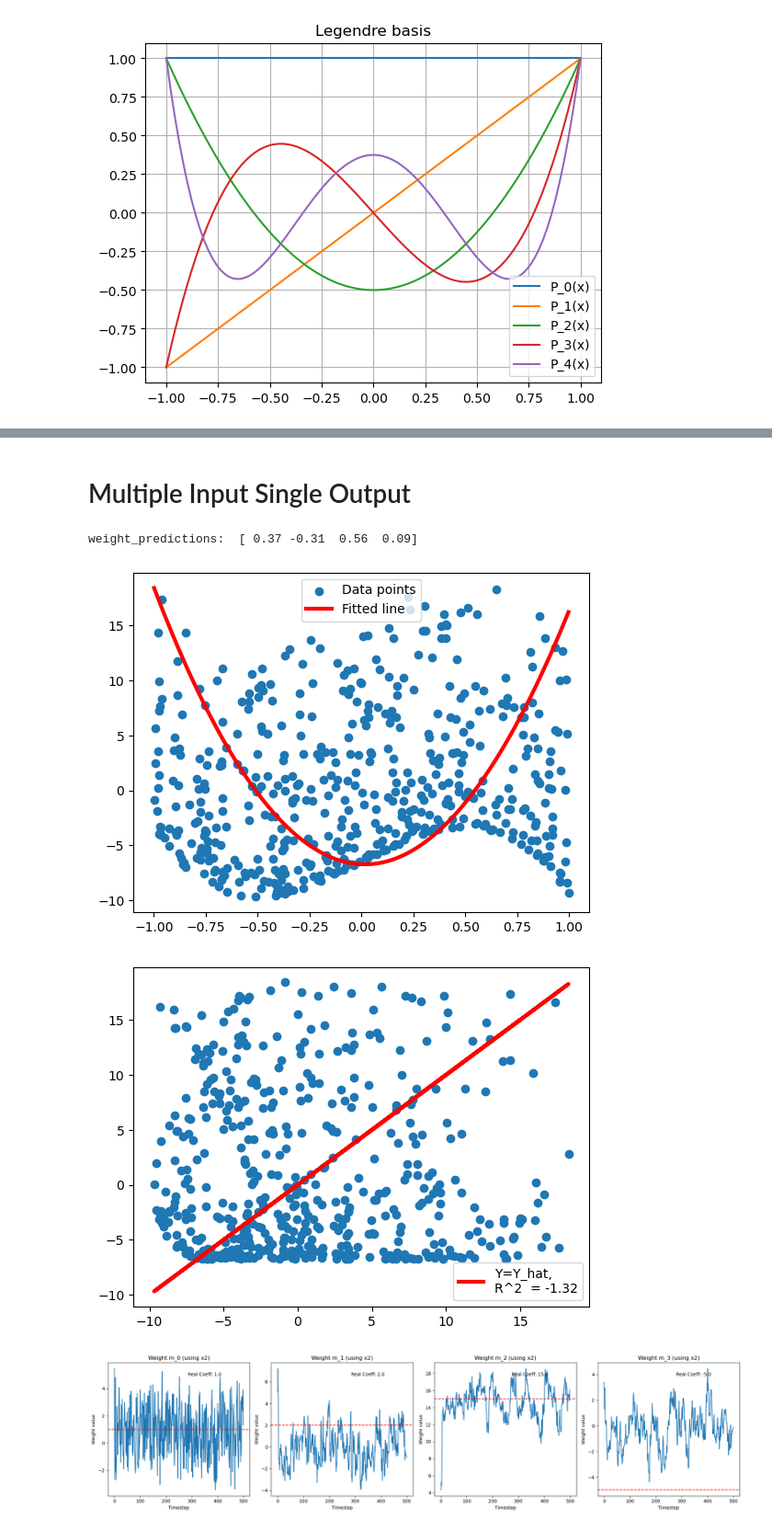
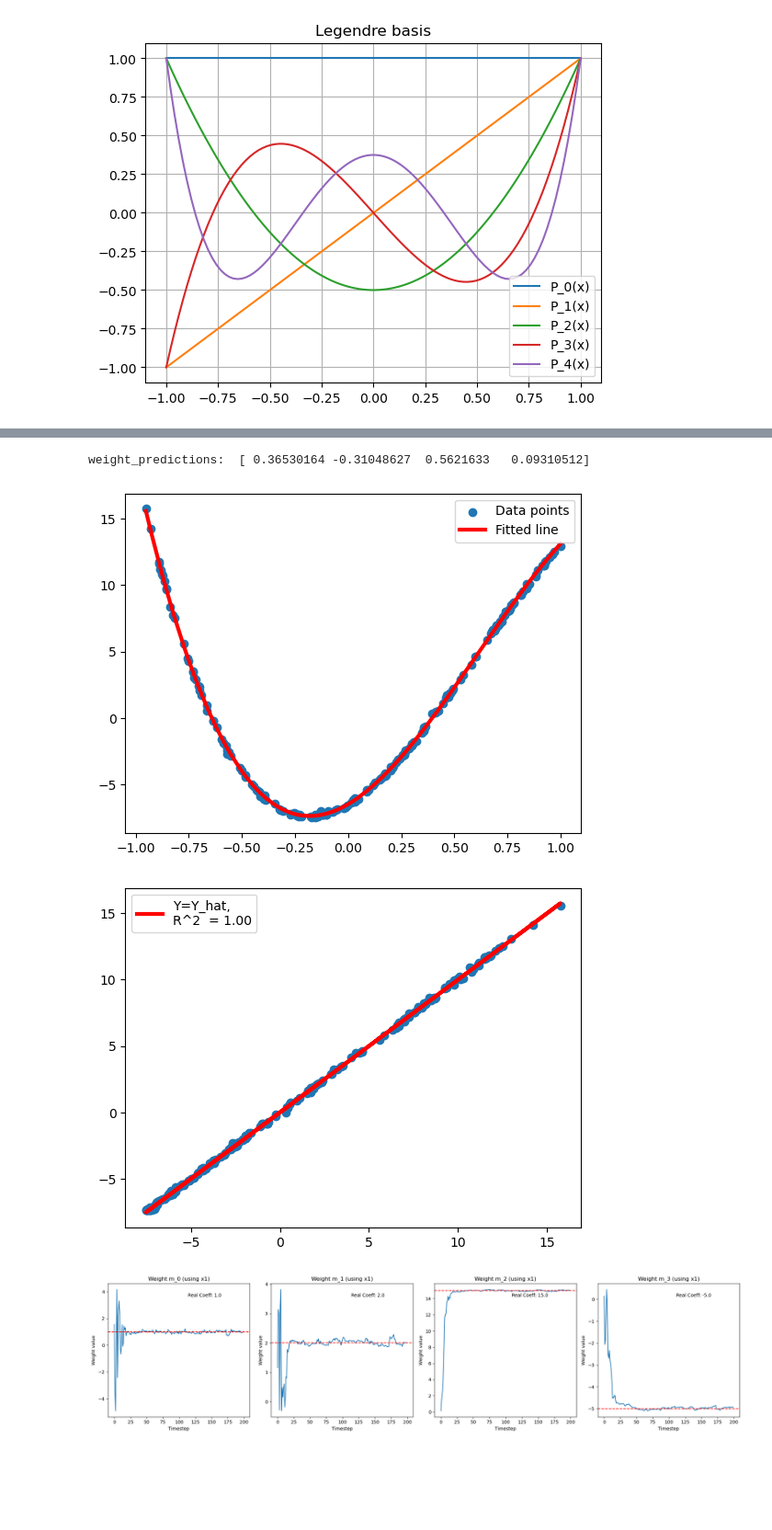
Before and after one commit to fsaudm/Recursive-Estimation-of-Polynomial-Approximation-Kaczmarz-Algorithm, a Jupyter notebook: Multi Input Legendre - Kaczmarz Coeff Estimation.ipynb, the cells around one changed output, grey strips where cells are left out. Shown: that part at 92% size. Cells and saved outputs as stored; diff of their text form; code cells hidden in the pictures; blank space fills up the shorter version.

Commit message:
Separate multi and legendre

```diff
--- a/Multi Input Legendre - Kaczmarz Coeff Estimation.ipynb
+++ b/Multi Input Legendre - Kaczmarz Coeff Estimation.ipynb
@@ -303,2 +149,0 @@ coefficients:  [ 1.11  2.07 15.04 -5.01]
-# %% [markdown]
-# Multiple Input Single Output
@@ -337,7 +150,7 @@ def online_kaczmarz_legendre_multiple_input(input_data, target_values, polynomia
 # %%
 # Generate random design matrix and target values
 np.random.seed(14)  # for reproducibility
-design_matrix = np.random.rand(10, 2)  # 10 samples, 2 input vectors
+design_matrix_ = np.random.rand(10, 2)  # 10 samples, 2 input vectors
 target_values = np.random.rand(10)
 
 # Set polynomial degree
@@ -345,35 +158,52 @@ polynomial_degree = 3
 input_indices = [0, 0, 1, 0]
 
 # Call the function
-weight_predictions, beta_parameter = online_kaczmarz_legendre_multiple_input(design_matrix, target_values, polynomial_degree, input_indices,)
+weight_predictions, beta_parameter = online_kaczmarz_legendre_multiple_input(design_matrix_, target_values, polynomial_degree, input_indices,)
 print('weight_predictions: ', weight_predictions)
 # %% [output]
-weight_predictions:  [ 0.37 -0.31  0.56  0.09]
+weight_predictions:  [ 0.36530164 -0.31048627  0.5621633   0.09310512]
 # %%
 
 ################################################################################################
 ####    Definition of "Hyperparameters"
 ################################################################################################
-t = 500
-polynomial_degree = 3
+
+t = 200 # Number of points to be generated, and times the coefficients will be updated.
+        # The coefficients w are calculatd for each of these points, the idea is to simulate an on-line stream of data.
 
 # Generate all x upfront
-design_matrix = np.random.uniform(-1, 1, size=(t, 2))
-x1, x2 = design_matrix[:, 0], design_matrix[:, 1]
+"""
+    Update this if planning on using more input variables, # the function should be able to handle more than 2
+"""
+X = 2 * np.random.rand(t, 2) - 1
+x1, x2 = X[:, 0], X[:, 1]
+
+polynomial_degree = 3
 
 # Legendre Polynomials
 P_0 = 1
 P_1 = x1
-P_2 = 1/2 * (3*x2**2 - 1)
+P_2 = 1/2 * (3*x1**2 - 1)
 P_3 = 1/2 * (5*x1**3 - 3*x1)
 
-real_coeffs = [1, 2, 15, -5]
+# Argument that indicates the function what input variable (x1, x2, ...) corresponds to what polynomial P_n
+"""
+    Update the input indices accordingly!
+    0 --> x1
+    1 --> x2
+    and so on
+"""
+input_indices = [0, 0, 0, 0]
 
-noise = np.random.normal(scale=0.1, size=(t,1))
-target_values = real_coeffs[0] * P_0 + real_coeffs[1] * P_1 + real_coeffs[2] * P_2 + real_coeffs[3] * P_3
+real_coeffs   = [1, 2, 15, -5]    # These are the real coefficients, what the estimated w should converge to.
 
-input_indices = [1, 1, 1, 1]
+# Generate Y as target_values (real Y's)
+noise = np.random.normal(scale= 0.1 , size=(t))
+target_values = real_coeffs[0] * P_0 + real_coeffs[1] * P_1 + real_coeffs[2] * P_2 + real_coeffs[3] * P_3 + noise
 
+
+
+# Initialize weights
 weights_over_time = []
 
 
@@ -382,11 +212,11 @@ weights_over_time = []
 ################################################################################################
 
 
-for i in range(design_matrix.shape[0]):
+for i in range(X.shape[0]):
     if i == 0:
-        weight_predictions, _ = online_kaczmarz_legendre_multiple_input(design_matrix[i,:].reshape(1, -1), np.array([target_values[i]]), polynomial_degree, input_indices)
+        weight_predictions, _ = online_kaczmarz_legendre_multiple_input(X[i,:].reshape(1, -1), np.array([target_values[i]]), polynomial_degree, input_indices)
     else:
-        weight_predictions, _ = online_kaczmarz_legendre_multiple_input(design_matrix[i,:].reshape(1, -1), np.array([target_values[i]]), polynomial_degree, input_indices, weight_predictions)
+        weight_predictions, _ = online_kaczmarz_legendre_multiple_input(X[i,:].reshape(1, -1), np.array([target_values[i]]), polynomial_degree, input_indices, weight_predictions)
 
     weights_over_time.append(weight_predictions)
 
@@ -416,34 +246,33 @@ x_sorted = x_[sort_indices]
 y_hat_sorted = y_hat[sort_indices]
 
 # Plot the fitted line
 plt.scatter(x_, target_values, label='Data points')
 plt.plot(x_sorted, y_hat_sorted, color='red', linewidth = 3, label='Fitted line')
 plt.legend()
 plt.show()
 
 # Plot the accuracy
 r2 = r2_score(target_values, y_hat)
 plt.scatter(target_values, y_hat)
 plt.plot(target_values, target_values, color='red', linewidth = 3, label=f'Y=Y_hat, \nR^2  = {r2:.2f}')
 plt.legend()
 plt.show()
 
 # Create a grid of horizontal subplots, one for each weight
 fig, axs = plt.subplots(ncols=polynomial_degree+1, figsize=(20, 5))
 
-
 for i in range(polynomial_degree+1):
     axs[i].plot(weights_over_time[:, i])
     axs[i].set_title(f'Weight m_{i} (using x{input_indices[i]+1})')
     mean_value = real_coeffs[i]
     axs[i].axhline(y=mean_value, linestyle='dashed', color='red')
     axs[i].text(0.8, 0.9, f"Real Coeff: {mean_value:.1f}", transform=axs[i].transAxes, ha='right')
     axs[i].set_xlabel('Timestep')
     axs[i].set_ylabel('Weight value')
 
 plt.tight_layout()
 plt.show()
 # %% [output]
-[figure, old version]
+[figure, new version]
-[figure, old version]
+[figure, new version]
-[figure, old version]
+[figure, new version]
```
Also changed, not shown: parts of 8 cells of this notebook, 1 other file.
